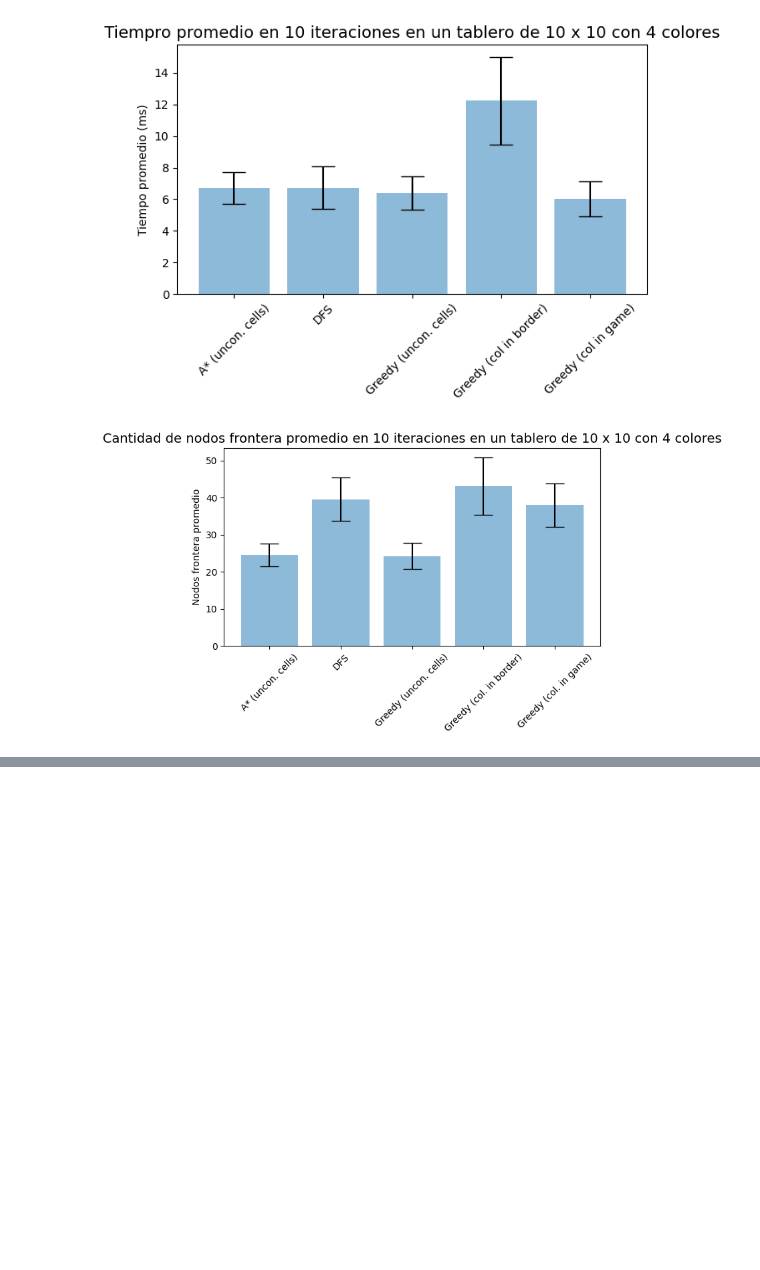
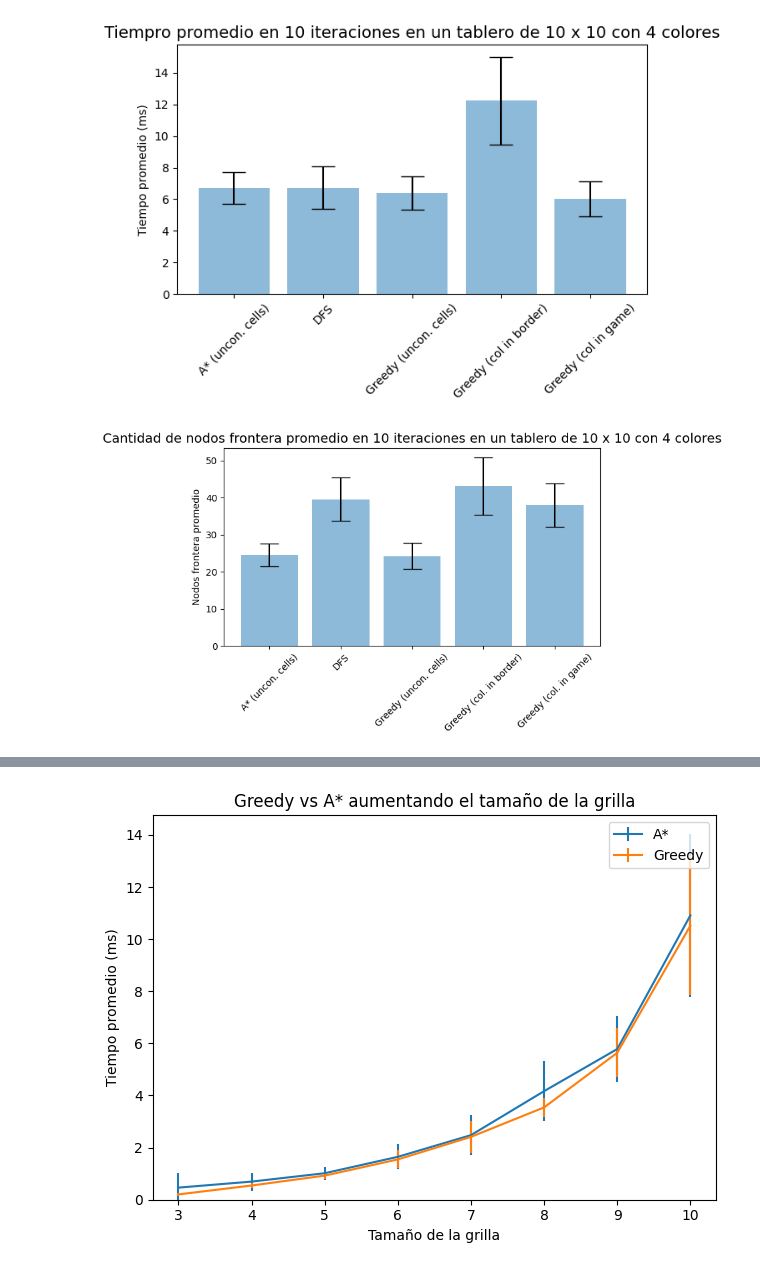
Before and after one commit to ichayer/sia, a Jupyter notebook: tp1/results.ipynb, the cells around one changed output, grey strips where cells are left out. Cells and saved outputs as stored; diff of their text form; code cells hidden in the pictures; blank space fills up the shorter version.

```diff
--- a/tp1/results.ipynb
+++ b/tp1/results.ipynb
@@ -526,0 +527,64 @@ plt.show()
+# %%
+"""
+    A* vs Greedy con heurística no admisible
+"""
+
+initial_grid = 3
+final_grid = grid_size
+iters = 10
+
+df = []
+
+for grid_size in range(initial_grid, final_grid + 1):
+    a_start_times = []
+    greedy_times = []
+
+    for i in range(iters):
+        fz = new_fillzone_game(grid_size, color_count)
+
+        # A*
+        result = a_star_solver(fz, NonAdmissibleHeuristics.amount_of_unconquered_cells)
+        a_start_times.append(result.time * 1000)
+
+        # Greedy
+        result = greedy_solve(fz, NonAdmissibleHeuristics.amount_of_unconquered_cells)
+        greedy_times.append(result.time * 1000)
+
+    a_star_mean = np.mean(a_start_times)
+    greedy_mean = np.mean(greedy_times)
+
+    a_star_std = np.std(a_start_times)
+    greedy_std = np.std(greedy_times)
+
+    df.append(
+        {
+            'grid_size': grid_size,
+            'a_star_mean': a_star_mean,
+            'a_star_std': a_star_std,
+            'greedy_mean': greedy_mean,
+            'greedy_std': greedy_std
+        }
+    )
+
+x = [d['grid_size'] for d in df]
+y_a_star = [d['a_star_mean'] for d in df]
+y_greedy = [d['greedy_mean'] for d in df]
+stds_a_star = [d['a_star_std'] for d in df]
+stds_greedy = [d['greedy_std'] for d in df]
+
+plt.errorbar(x, y_a_star, yerr=stds_a_star, label='A*')
+plt.errorbar(x, y_greedy, yerr=stds_greedy, label='Greedy')
+
+plt.xticks(range(initial_grid, final_grid + 1))
+plt.ylim(0)
+
+plt.title('Greedy vs A* aumentando el tamaño de la grilla')
+plt.legend()
+
+plt.xlabel('Tamaño de la grilla')
+plt.ylabel('Tiempo promedio (ms)')
+
+plt.tight_layout()
+plt.show()
+# %% [output]
+[figure, added]
```
Also changed, not shown: parts of 1 cell of this notebook.
